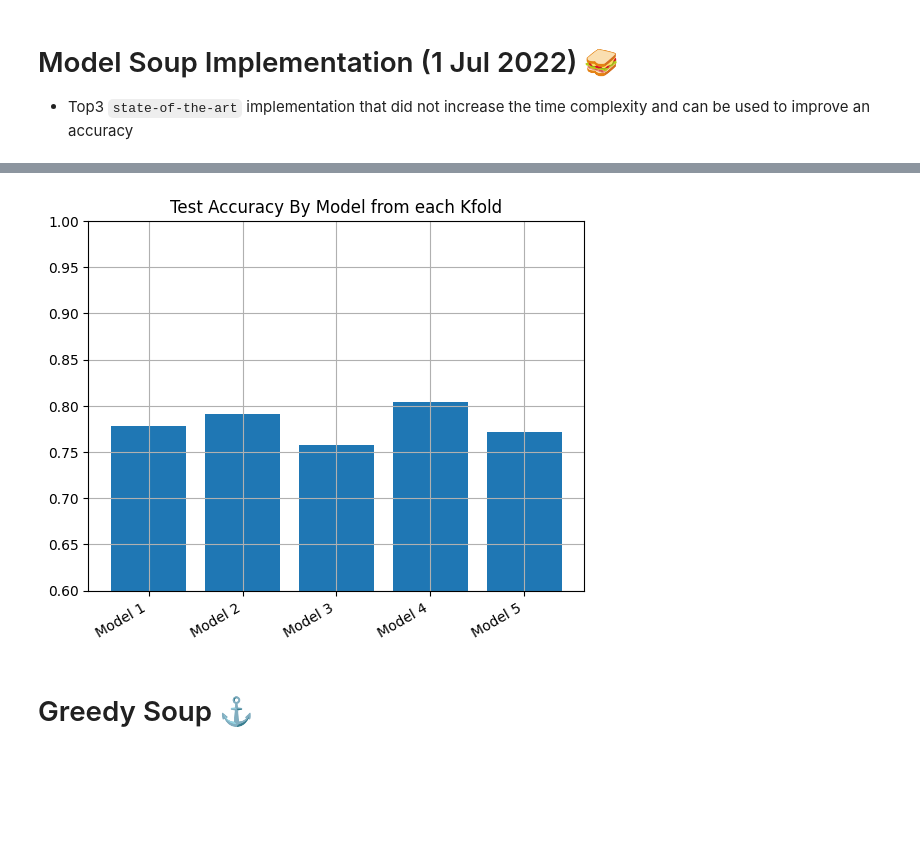
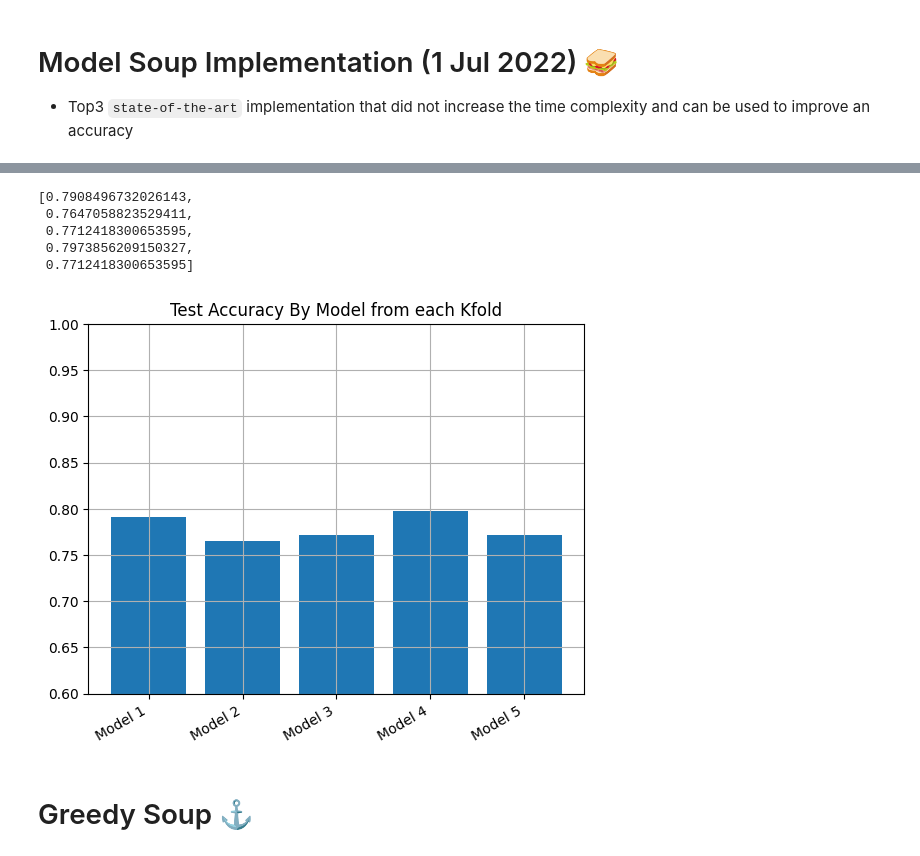
Before and after one commit to pavaris-pm/FeaturizedConvolution-Network, a Jupyter notebook: [Acc0_81]_FeaturizedConv_Pima_Indians_Diabetes_Database.ipynb, the cells around one changed output, grey strips where cells are left out. Saved outputs shown, nothing was run; the diff lists cells and outputs as text; code cells hidden in the pictures; blank space fills up the shorter version.

```diff
--- a/[Acc0_81]_FeaturizedConv_Pima_Indians_Diabetes_Database.ipynb
+++ b/[Acc0_81]_FeaturizedConv_Pima_Indians_Diabetes_Database.ipynb
@@ -125,0 +126,2 @@ y = dataset[:, -1]
+# %%
+df = pd.DataFrame(dataset)
@@ -125,0 +184,2 @@ y = dataset[:, -1]
+# %%
+dataset = df.values
@@ -951,16 +1015,28 @@ def get_model(state_dicts, alphal):
 val_results = []
 for weight_file in glob.glob('/content/ensemble/*'):
   val_results.append(evaluate(weight_file))
+# %%
+val_results2 = []
+for i in range(len(val_results)):
+  val_results2.append(val_results[i][1])
+# %%
+val_results2
+# %% [output]
+[0.7908496732026143,
+ 0.7647058823529411,
+ 0.7712418300653595,
+ 0.7973856209150327,
+ 0.7712418300653595]
 # %%
 names = [f'Model {i+1}' for i in range(len(state_dicts))]
-plt.bar(names, val_results)
+plt.bar(names, val_results2)
 plt.title("Test Accuracy By Model from each Kfold")
 plt.ylim([0.6,1])
 plt.xticks(rotation=30, ha='right')
 plt.grid(True)
 plt.show()
 # %% [output]
-[figure, old version]
+[figure, new version]
 # %% [markdown]
 # Greedy Soup ⚓
 # %% [markdown]
```
Also changed, not shown: parts of 23 cells of this notebook.
